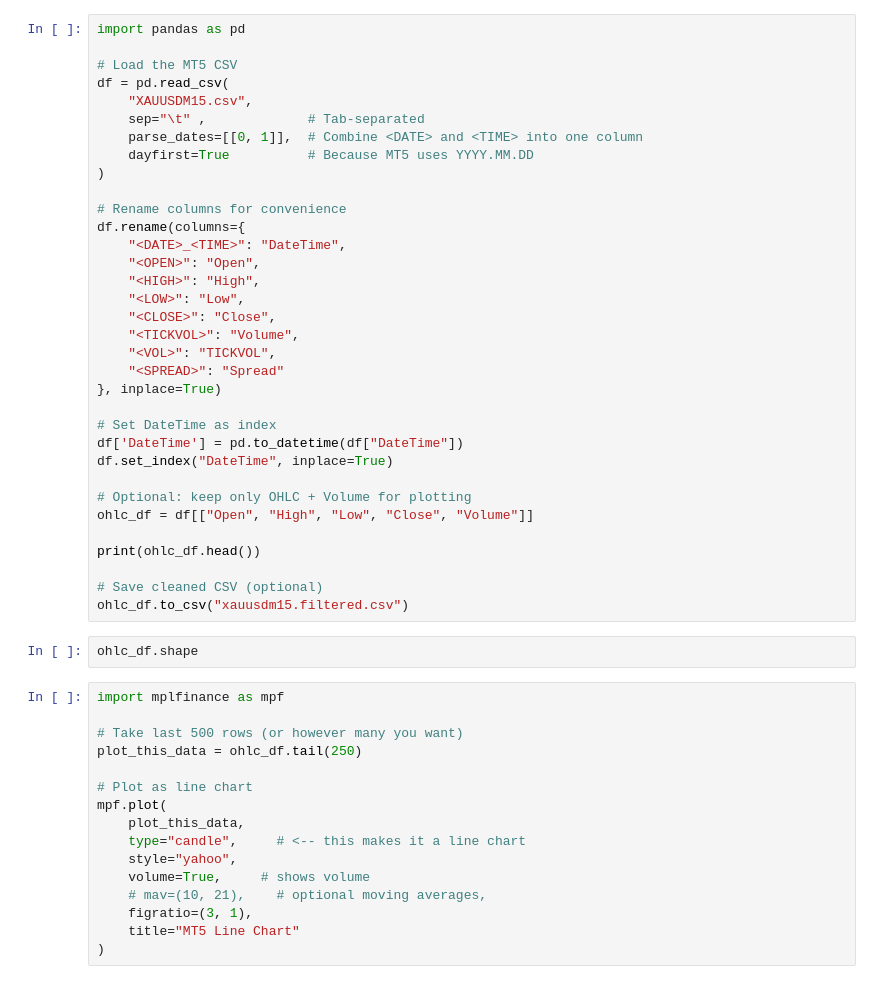
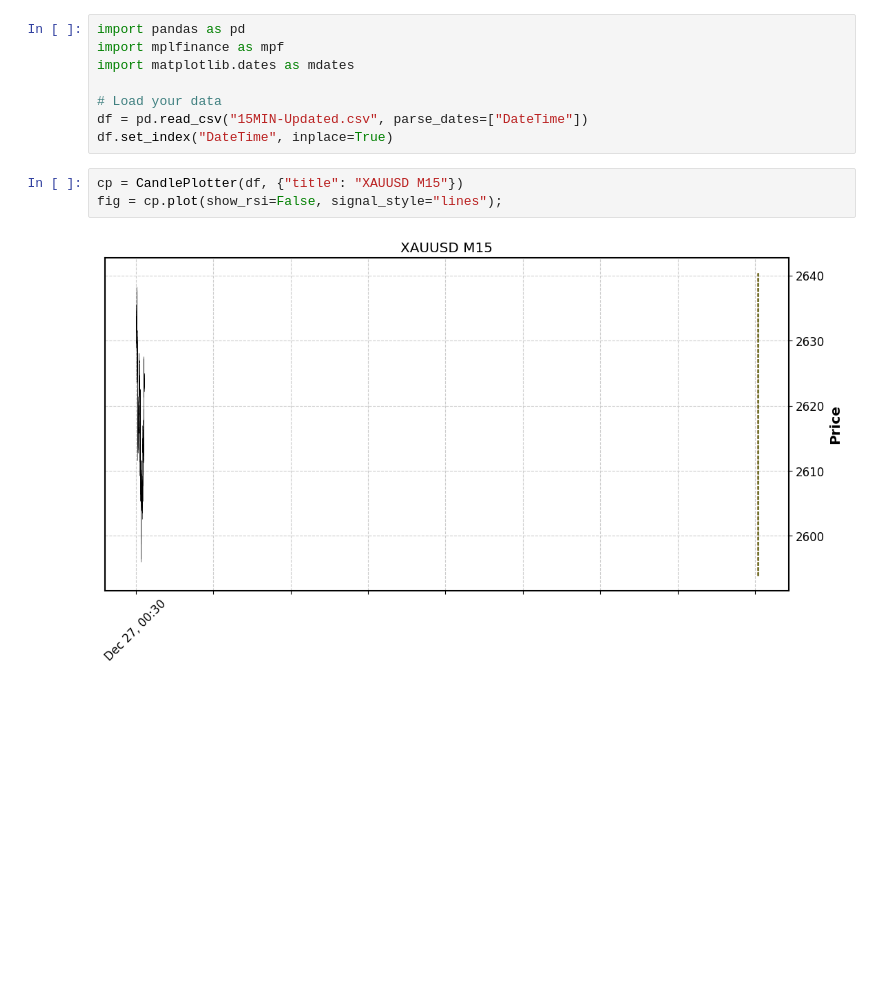
Before and after one commit to insetavijit/Notebook.dtx.v1, a Jupyter notebook: Notebooks-2/lorem.ipynb, the cells around one changed output. Drawn from its saved outputs; the diff is of its cells as text; blank space fills up the shorter version.

```diff
--- a/Notebooks-2/lorem.ipynb
+++ b/Notebooks-2/lorem.ipynb
@@ -1,52 +1,13 @@
-# %%
-import pandas as pd
-
-# Load the MT5 CSV
-df = pd.read_csv(
-    "XAUUSDM15.csv",
-    sep="\t" ,             # Tab-separated
-    parse_dates=[[0, 1]],  # Combine <DATE> and <TIME> into one column
-    dayfirst=True          # Because MT5 uses YYYY.MM.DD
-)
-
-# Rename columns for convenience
-df.rename(columns={
-    "<DATE>_<TIME>": "DateTime",
-    "<OPEN>": "Open",
-    "<HIGH>": "High",
-    "<LOW>": "Low",
-    "<CLOSE>": "Close",
-    "<TICKVOL>": "Volume",
-    "<VOL>": "TICKVOL",
-    "<SPREAD>": "Spread"
-}, inplace=True)
-
-# Set DateTime as index
-df['DateTime'] = pd.to_datetime(df["DateTime"])
-df.set_index("DateTime", inplace=True)
-
-# Optional: keep only OHLC + Volume for plotting
-ohlc_df = df[["Open", "High", "Low", "Close", "Volume"]]
-
-print(ohlc_df.head())
-
-# Save cleaned CSV (optional)
-ohlc_df.to_csv("xauusdm15.filtered.csv")
-# %%
-ohlc_df.shape
-# %%
-import mplfinance as mpf
-
-# Take last 500 rows (or however many you want)
-plot_this_data = ohlc_df.tail(250)
-
-# Plot as line chart
-mpf.plot(
-    plot_this_data,
-    type="candle",     # <-- this makes it a line chart
-    style="yahoo",
-    volume=True,     # shows volume
-    # mav=(10, 21),    # optional moving averages,
-    figratio=(3, 1),
-    title="MT5 Line Chart"
-)
+# %%
+import pandas as pd
+import mplfinance as mpf
+import matplotlib.dates as mdates
+
+# Load your data
+df = pd.read_csv("15MIN-Updated.csv", parse_dates=["DateTime"])
+df.set_index("DateTime", inplace=True)
+# %%
+cp = CandlePlotter(df, {"title": "XAUUSD M15"})
+fig = cp.plot(show_rsi=False, signal_style="lines");
+# %% [output]
+[figure, added]
```
Also changed, not shown: 13 other files.
